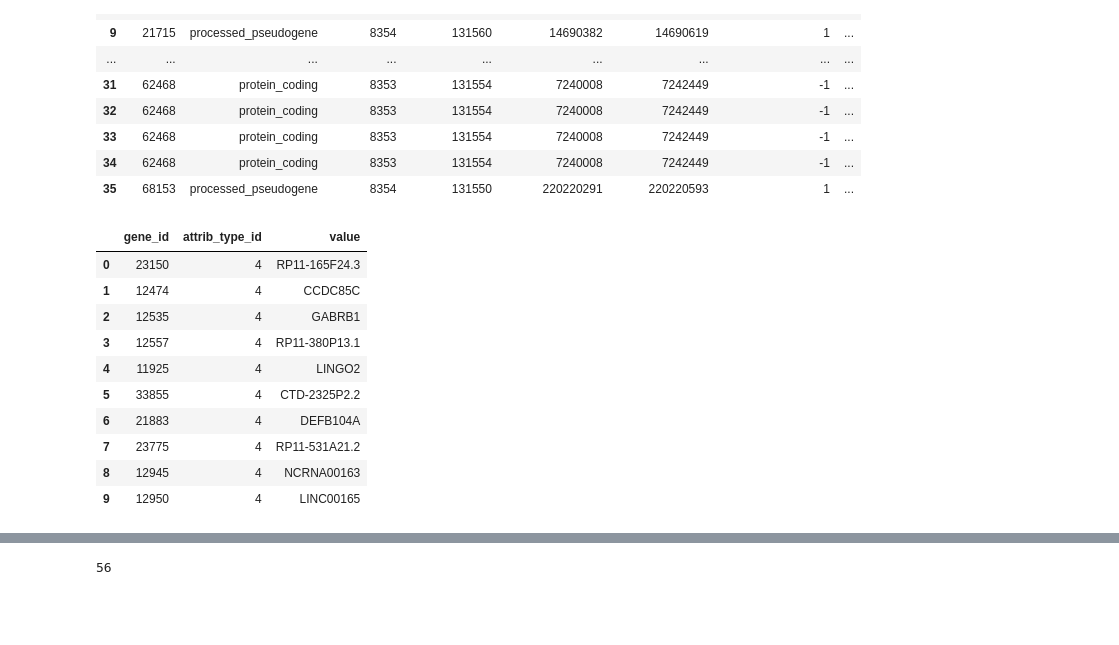
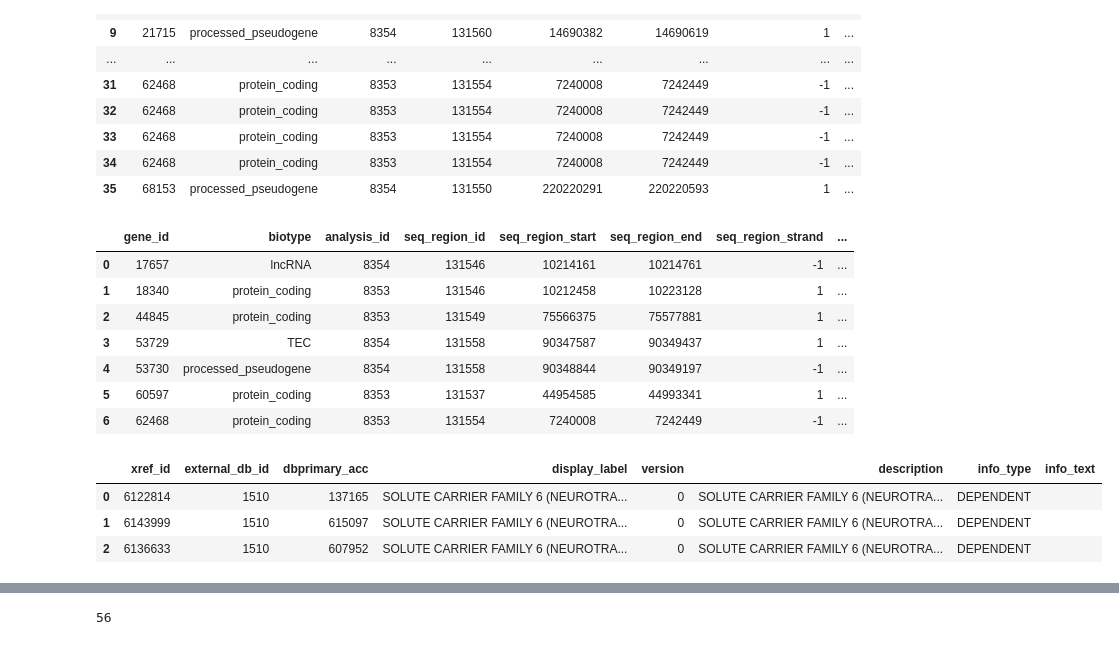
Before and after one commit to pachterlab/gget, a Jupyter notebook: test.ipynb, the cells around one changed output, grey strips where cells are left out. Cells and saved outputs as stored; diff of their text form; code cells hidden in the pictures; blank space fills up the shorter version.

Commit message:
Still working on free-form search term SQL query for gene

```diff
--- a/test.ipynb
+++ b/test.ipynb
@@ -165,42 +209,45 @@ df_temp
+# %%
+df_temp
+# %% [output]
+|  | gene_id | biotype | analysis_id | seq_region_id | seq_region_start | seq_region_end | seq_region_strand | ... |
+| 0 | 17657 | lncRNA | 8354 | 131546 | 10214161 | 10214761 | -1 | ... |
+| 1 | 18340 | protein_coding | 8353 | 131546 | 10212458 | 10223128 | 1 | ... |
+| 2 | 44845 | protein_coding | 8353 | 131549 | 75566375 | 75577881 | 1 | ... |
+| 3 | 53729 | TEC | 8354 | 131558 | 90347587 | 90349437 | 1 | ... |
+| 4 | 53730 | processed_pseudogene | 8354 | 131558 | 90348844 | 90349197 | -1 | ... |
+| 5 | 60597 | protein_coding | 8353 | 131537 | 44954585 | 44993341 | 1 | ... |
+| 6 | 62468 | protein_coding | 8353 | 131554 | 7240008 | 7242449 | -1 | ... |
 # %%
-table = "gene_attrib"
+table = "xref"
 
 cursor = database.cursor()
 cursor.execute(
     f"""
     SELECT *
     FROM {table}
-    WHERE gene_attrib.attrib_type_id LIKE '4'
-    LIMIT 10;
+    WHERE xref.description LIKE '%SOLUTE CARRIER FAMILY 6 (NEUROTRANSMITTER TRANSPORTER, GABA)%';
     """
 )
 
 results = cursor.fetchall()
 
 # Get table column names
 cursor.execute(f"SHOW COLUMNS FROM {table};")
 header_tuples = cursor.fetchall()
 header = [a_tuple[0] for a_tuple in header_tuples]
 
 # Save search results in data frame
 df_temp = pd.DataFrame(
     results,
     columns = header,
 )
 
 df_temp
 # %% [output]
-|  | gene_id | attrib_type_id | value |
-| 0 | 23150 | 4 | RP11-165F24.3 |
-| 1 | 12474 | 4 | CCDC85C |
-| 2 | 12535 | 4 | GABRB1 |
-| 3 | 12557 | 4 | RP11-380P13.1 |
-| 4 | 11925 | 4 | LINGO2 |
-| 5 | 33855 | 4 | CTD-2325P2.2 |
-| 6 | 21883 | 4 | DEFB104A |
-| 7 | 23775 | 4 | RP11-531A21.2 |
-| 8 | 12945 | 4 | NCRNA00163 |
-| 9 | 12950 | 4 | LINC00165 |
+|  | xref_id | external_db_id | dbprimary_acc | display_label | version | description | info_type | info_text |
+| 0 | 6122814 | 1510 | 137165 | SOLUTE CARRIER FAMILY 6 (NEUROTRA... | 0 | SOLUTE CARRIER FAMILY 6 (NEUROTRA... | DEPENDENT |  |
+| 1 | 6143999 | 1510 | 615097 | SOLUTE CARRIER FAMILY 6 (NEUROTRA... | 0 | SOLUTE CARRIER FAMILY 6 (NEUROTRA... | DEPENDENT |  |
+| 2 | 6136633 | 1510 | 607952 | SOLUTE CARRIER FAMILY 6 (NEUROTRA... | 0 | SOLUTE CARRIER FAMILY 6 (NEUROTRA... | DEPENDENT |  |
 # %%
 cursor = database.cursor()
 cursor.execute(
```
Also changed, not shown: parts of 5 cells of this notebook.
